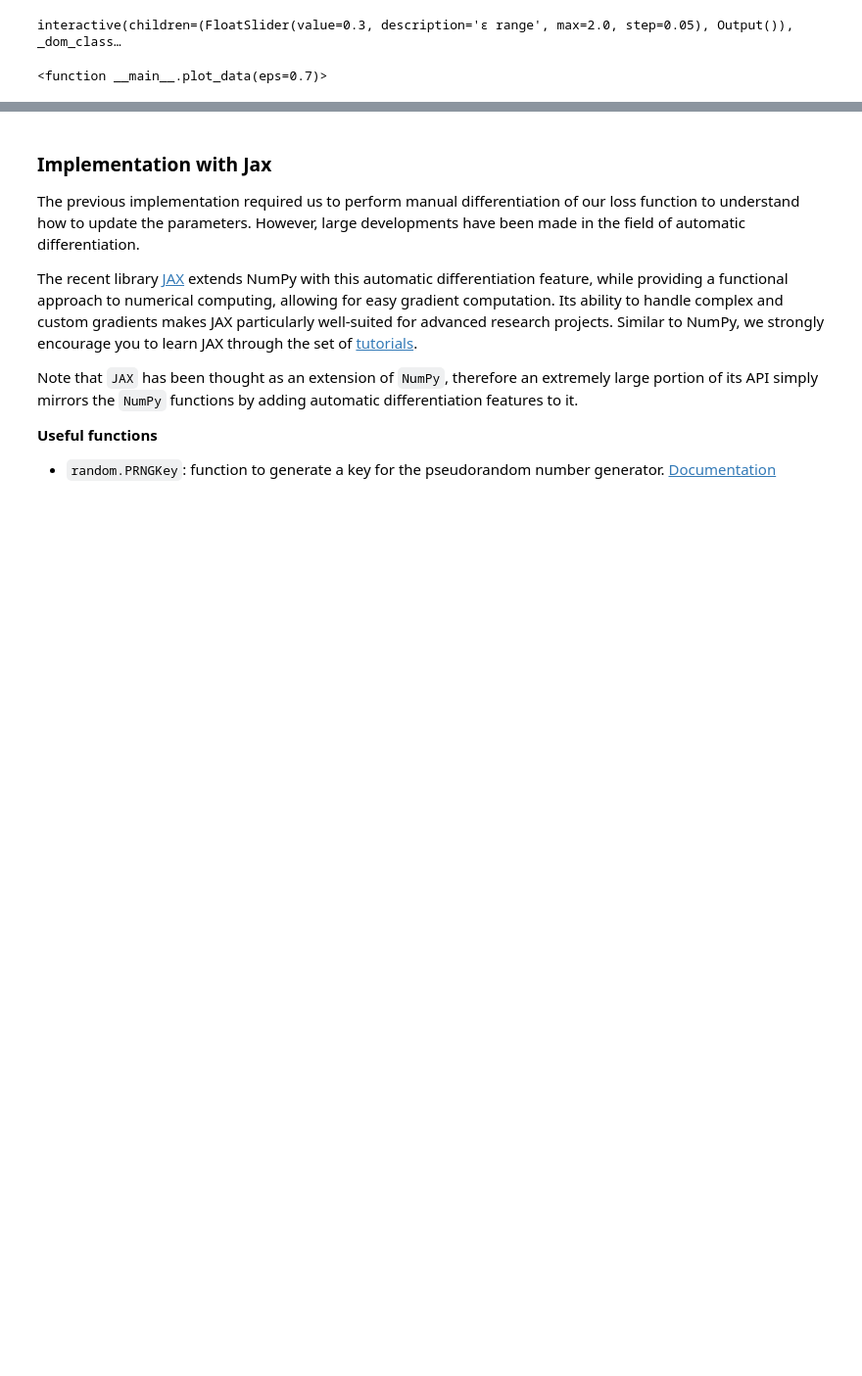
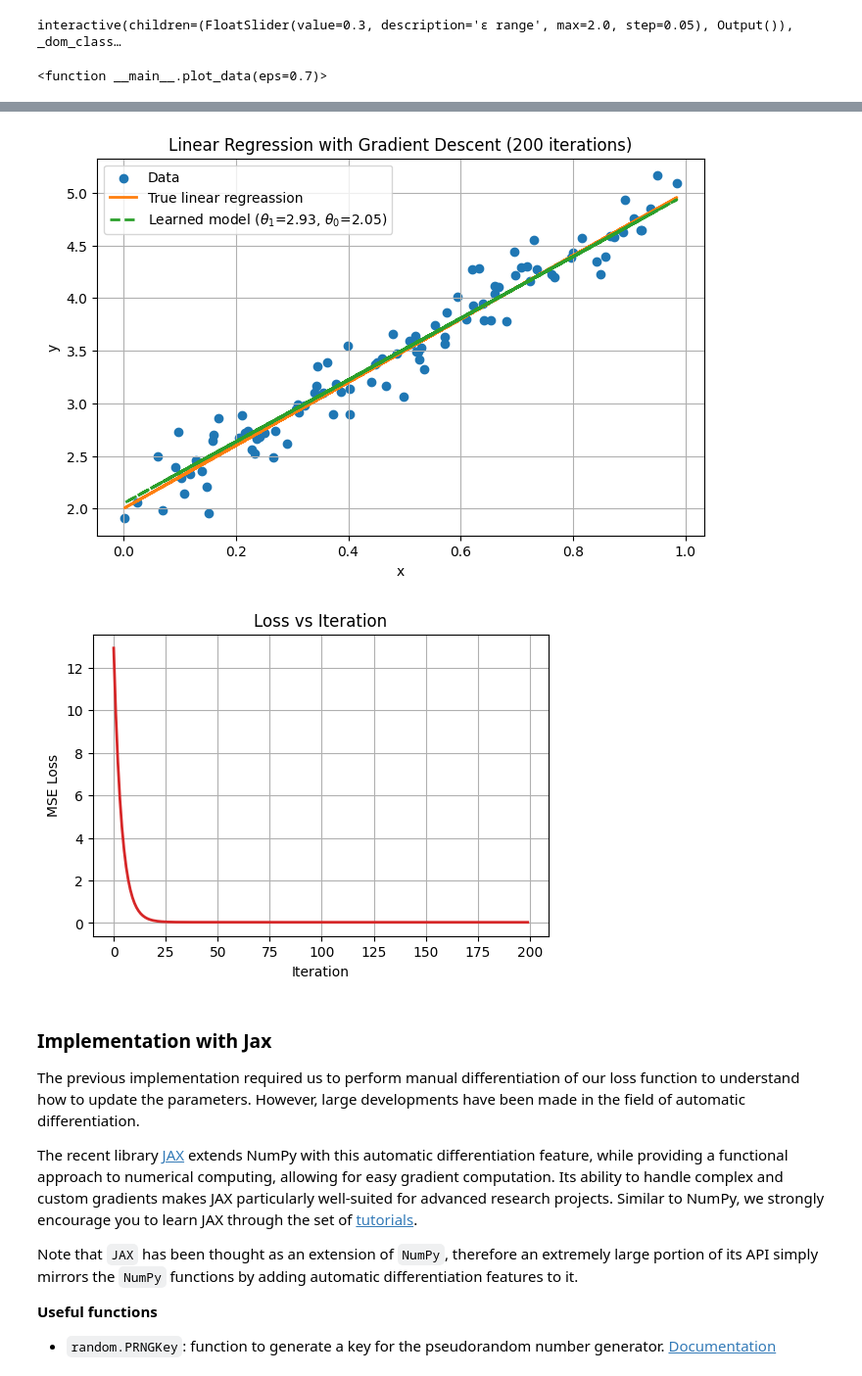
Before and after one commit to faressc/dl4ad, a Jupyter notebook: notebooks/02-machine_learning_fundamentals.ipynb, the cells around one changed output, grey strips where cells are left out. Shown at 98% size. Cells and saved outputs as stored; diff of their text form; code cells hidden in the pictures; blank space fills up the shorter version.

```diff
--- a/notebooks/02-machine_learning_fundamentals.ipynb
+++ b/notebooks/02-machine_learning_fundamentals.ipynb
@@ -146,15 +146,15 @@ $$\theta_0 \leftarrow \theta_0 - \eta \frac{\partial \mathcal{L}}{\partial \thet
 # %%
 # Mean Squared Error loss function
 def mse_loss_np(y, y_pred):
-    return   np.mean((y_pred - y) ** 2)
+    return np.mean((y - y_pred)** 2)
 
 def model_np(x, theta_0, theta_1):
     return theta_1 * x + theta_0
 
 # Manually calculated gradients of the MSE loss function
 def np_grad_loss_function(y,y_pred, x):
-    dL_dtheta_1 = 2 * np.mean((y_pred - y) * x)
-    dL_dtheta_0 = 2 * np.mean((y_pred - y))
+    dL_dtheta_1 = - 2 * np.mean((y - y_pred) * x)
+    dL_dtheta_0 = - 2 * np.mean((y - y_pred ))
     return dL_dtheta_0, dL_dtheta_1
 
 # Optimization with gradient descent
@@ -184,30 +184,33 @@ def gradient_descent_np(x, y, lr, n_iter):
 # %%
 # Defining the number of iterations and learning rate
 n_iters = 200
-lr = 1e-3
+lr = 0.05
 
-theta_0, theta_1, loss_history = gradient_descent_np(x, y, lr, n_iters, n_obs)
+theta_0, theta_1, loss_history = gradient_descent_np(x, y, lr, n_iters)
 
 # Plot data and fitted line
 plt.figure(figsize=(8,5))
 plt.scatter(x, y, color="C0", label="Data")
 plt.plot(x, true_theta_1 * x + true_theta_0, color="C1", lw=2, label="True linear regreassion")
 plt.plot(x, theta_1 * x + theta_0, color="C2", lw=2, linestyle="--", label=rf"Learned model ($\theta_1$={theta_1:.2f}, $\theta_0$={theta_0:.2f})")
 plt.xlabel("x")
 plt.ylabel("y")
 plt.title(f"Linear Regression with Gradient Descent ({n_iters} iterations)")
 plt.grid(True)
 plt.legend()
 plt.show()
 
 # Plot loss over iterations
 plt.figure(figsize=(6,4))
 plt.plot(loss_history, color="C3", lw=2)
 plt.xlabel("Iteration")
 plt.ylabel("MSE Loss")
 plt.title("Loss vs Iteration")
 plt.grid(True)
 plt.show()
+# %% [output]
+[figure, added]
+[figure, added]
 # %% [markdown]
 ### Implementation with Jax
 
```
Also changed, not shown: parts of 12 cells of this notebook.
